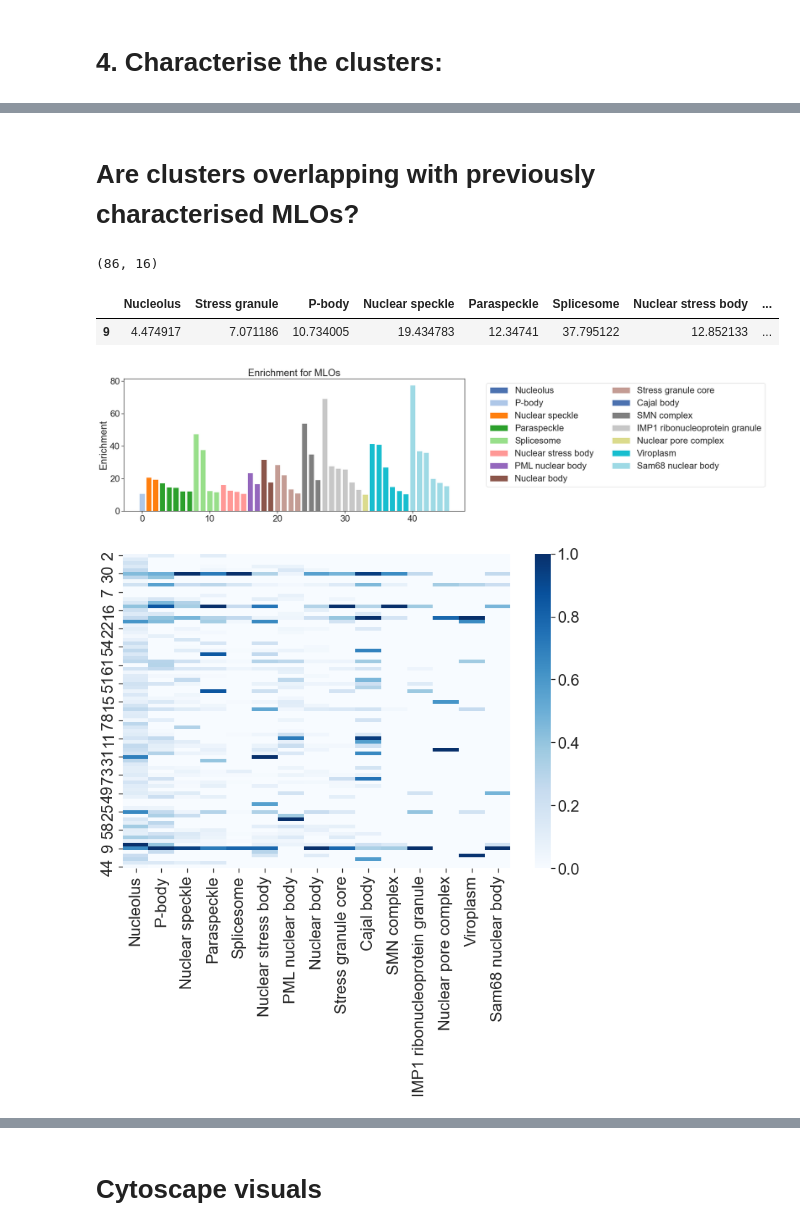
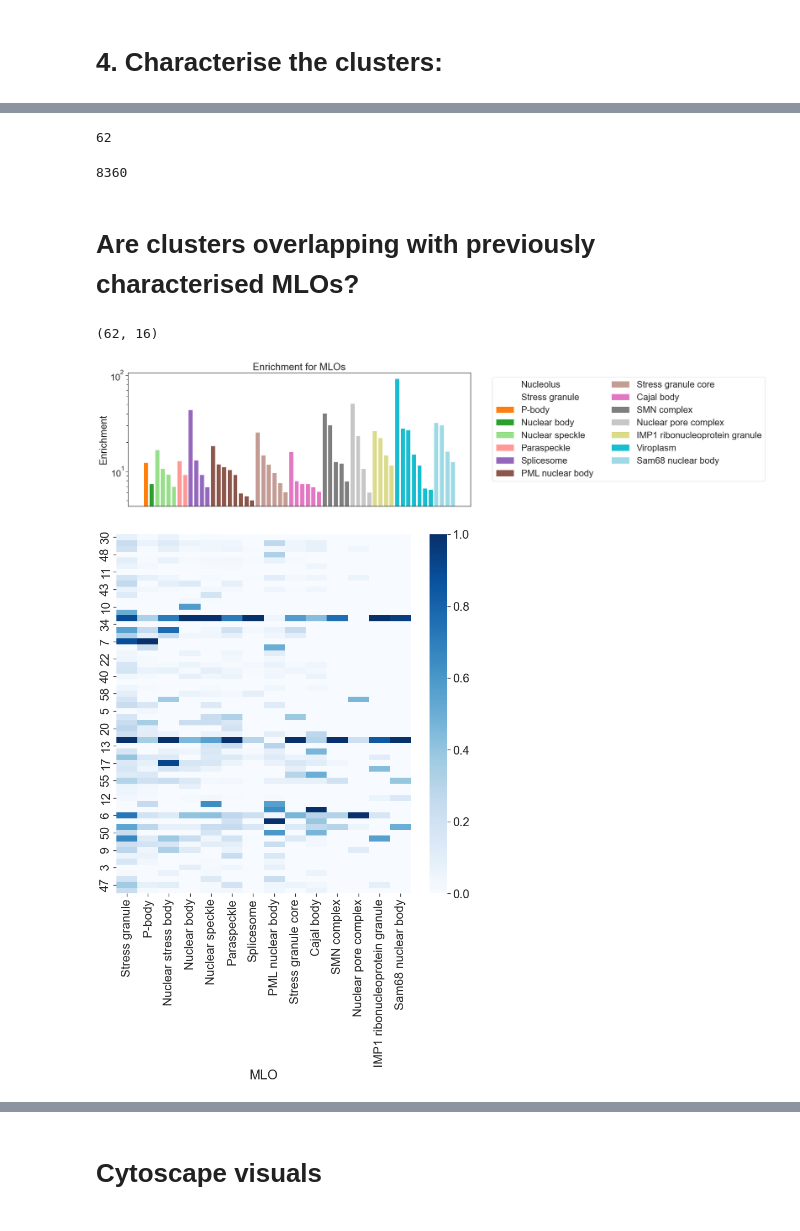
Before and after one commit to kadiliissaar/ProteinCondensateAtlas, a Jupyter notebook: 4__Construction_and_Validation_of_Condensate_Atlas.ipynb, the cells around one changed output, grey strips where cells are left out. Cells and saved outputs as stored; diff of their text form; code cells hidden in the pictures.

```diff
--- a/4__Construction_and_Validation_of_Condensate_Atlas.ipynb
+++ b/4__Construction_and_Validation_of_Condensate_Atlas.ipynb
@@ -217,7 +244,6 @@ score2_dict = dict(zip(predictions['Entry'], predictions['prediction_phys_rank']
 # %%
-predictions['degree'] = predictions['Entry'].map(degree_dict)
 predictions = predictions[predictions['degree'].notna()]
-predictions['cond_prone'] = np.where((predictions['DeePhase_score'] > 0.75)|(predictions['prediction_phys'] > 0.30), True, False)
+predictions['cond_prone'] = np.where((predictions['DeePhase_score'] > 0.75)|(predictions['prediction_phys'] > 0.25), True, False)
 proteins_in_clusters = results_clustering['proteins'].explode().tolist()
 predictions['in_cluster'] = np.where(predictions['Entry'].isin(proteins_in_clusters), True, False)
 # %%
@@ -304,0 +315,12 @@ plt.show()
+# %%
+colors = ['green', 'red']
+ax = grouped_means[['In condensate', 'Not in condensate']].plot(kind='bar', figsize=(8, 3), rot=20,
+                        yerr=[grouped_stds['In condensate'], grouped_stds['Not in condensate']], color = colors)
+ax.legend(bbox_to_anchor=(1.05, 1), loc='upper left')
+plt.xlabel('Interactions partners')
+plt.ylabel('Percentage')
+ax.set_xticklabels([str(int(bin_edges[i])) + '-' + str(int(bin_edges[i+1])) for i in range(len(percentiles) -1)])
+plt.ylim([25, 39])
+plt.savefig('Plots/degree_dist_in_and_out_of_condensates.pdf', bbox_inches='tight', pad_inches=0.1)
+plt.show()
+results_clustering = results_clustering.reset_index(drop = True)
@@ -305,3 +329,11 @@ plt.show()
+# %%
+len(results_clustering['cluster_size'])
+# %% [output]
+62
+# %%
+np.sum(results_clustering['cluster_size'])
+# %% [output]
+8360
 # %% [markdown]
 #  Are clusters overlapping with previously characterised MLOs?
 # %%
@@ -309,6 +341,7 @@ plt.show()
 SG_core = pd.read_excel('Data/SG/SG_core.xlsx')
 SG_core_df = pd.DataFrame({'entry': SG_core['UniProtKB'],
                         'MLO': ['Stress granule core']*len(SG_core)})
+MLO_annot_human = MLO_annot[MLO_annot['organism'].str.contains('Homo sapiens')]
 MLO_annot_human_updated = pd.concat([MLO_annot_human, SG_core_df])
 MLOs = MLO_annot_human_updated['MLO'].value_counts().index[MLO_annot_human_updated['MLO'].value_counts() >=10]
 
@@ -328,43 +361,56 @@ for p in range(0, results_clustering.shape[0]):
 #Results into a dataframe:
 result_df = pd.DataFrame(enrichment_values)
 result_df.columns = MLOs
-result_df = result_df.reset_index(drop = True)
 print(result_df.shape)
 result_df['max'] = np.max(result_df[result_df.columns[:-1]], axis = 1)
-result_df[result_df['P-body'] > 10.5]
 # %% [output]
-(86, 16)
+(62, 16)
-|  | Nucleolus | Stress granule | P-body | Nuclear speckle | Paraspeckle | Splicesome | Nuclear stress body | ... |
-| 9 | 4.474917 | 7.071186 | 10.734005 | 19.434783 | 12.34741 | 37.795122 | 12.852133 | ... |
 # %%
-df = result_df.drop(columns = ['max', 'Stress granule'])
+import matplotlib.pyplot as plt
+import numpy as np
+import pandas as pd
+
+# Assuming result_df is defined somewhere above this code
+df = result_df.drop(columns = ['max', 'Nuclear stress body'])
+
 # Adjusting the plot to order values within each column in descending order and adding a legend
-
 num_columns = len(df.columns)
 colors = plt.cm.get_cmap('tab20', num_columns).colors  # Using a colormap with enough discrete colors
 
+plt.figure(figsize=(15, 6))
+bar_positions = 0  # Starting position for the first set of bars
 
-plt.figure(figsize=(15, 6))
-bar_positions = 0  # starting position for the first set of bars
+threshold = 5  # Define your threshold here
+
 for i, col in enumerate(df.columns):
-    values = df[col][df[col] > 10].sort_values(ascending=False).reset_index(drop=True)
-    bars = plt.bar(x=np.arange(bar_positions, bar_positions + len(values)), height=values, color=colors[i], label=col)
-    bar_positions += len(values)
+    values_above_threshold = df[col][df[col] > threshold].sort_values(ascending=False)
+    values_below_threshold = df[col][df[col] <= threshold]
+
+    # Plot bars for values above the threshold
+    if not values_above_threshold.empty:
+        bars = plt.bar(x=np.arange(bar_positions, bar_positions + len(values_above_threshold)), height=values_above_threshold, color=colors[i], label=col)
+        bar_positions += len(values_above_threshold)
+    else:
+        # Plot an invisible bar for legend continuity but skip actual plotting for values below threshold
+        plt.bar(0, 0, color=colors[i], label=col, alpha=0)
 
 plt.title('Enrichment for MLOs')
 plt.ylabel('Enrichment')
-plt.legend(bbox_to_anchor=(1.05, 1), loc='upper left', ncols = 2)
+plt.yscale('log')
+plt.xticks([])  # Hide x ticks if they don't make sense in this context
+plt.legend(bbox_to_anchor=(1.05, 1), loc='upper left', ncols=2)
 plt.savefig('Plots/Max_enrichment_MLOs.pdf')
 plt.show()
 # %% [output]
-[figure, old version]
+[figure, new version]
 # %%
-plt.figure(figsize=(12, 8))
-result_df_plot = df.copy()
-result_df_plot = result_df_plot.mask(result_df_plot < 0, 0)
+plt.figure(figsize=(12, 12))
+result_df_plot = result_df.drop(columns = ['Nucleolus', 'Viroplasm', 'max'])
 result_df_norm = result_df_plot.div(result_df_plot.max())
 result_df_norm = result_df_norm.sample(n=len(result_df_norm), random_state=0)
 clustermap = sns.heatmap(result_df_norm, cmap='Blues')
 plt.savefig('Plots/MLO_enrichments.pdf')
+result_df_plot = result_df_plot.loc[result_df_norm.index]
+result_df_plot.to_excel('Output/enrichment_values.xlsx')
 # %% [output]
-[figure, old version]
+[figure, new version]
```
Also changed, not shown: parts of 23 cells of this notebook, 3 other files.
